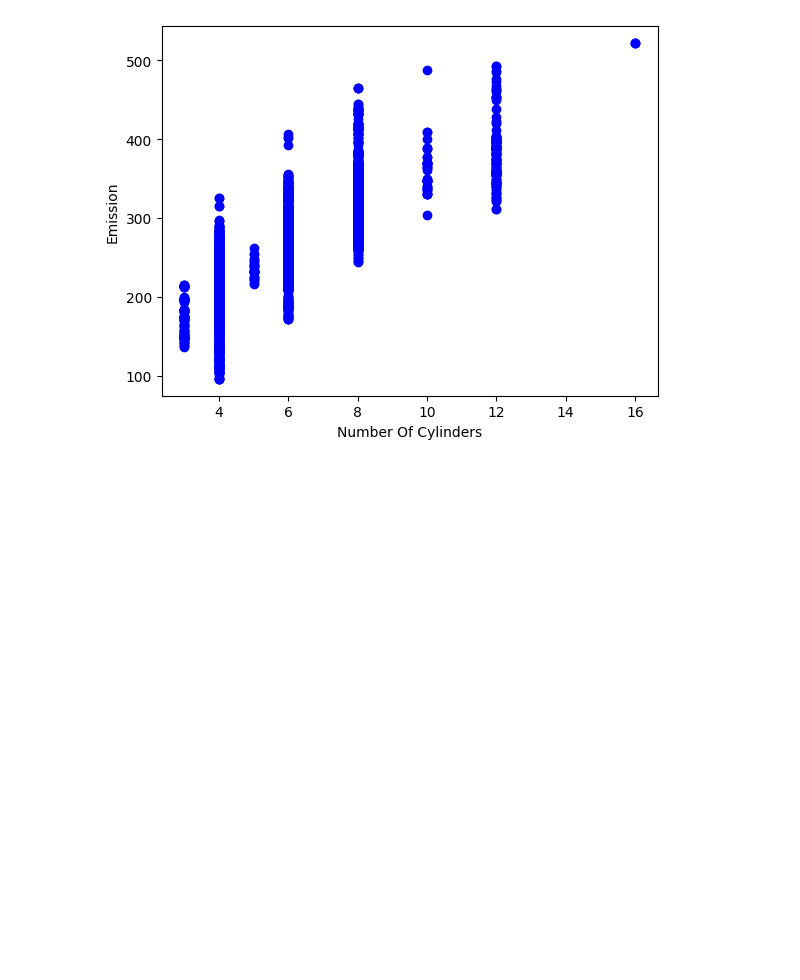
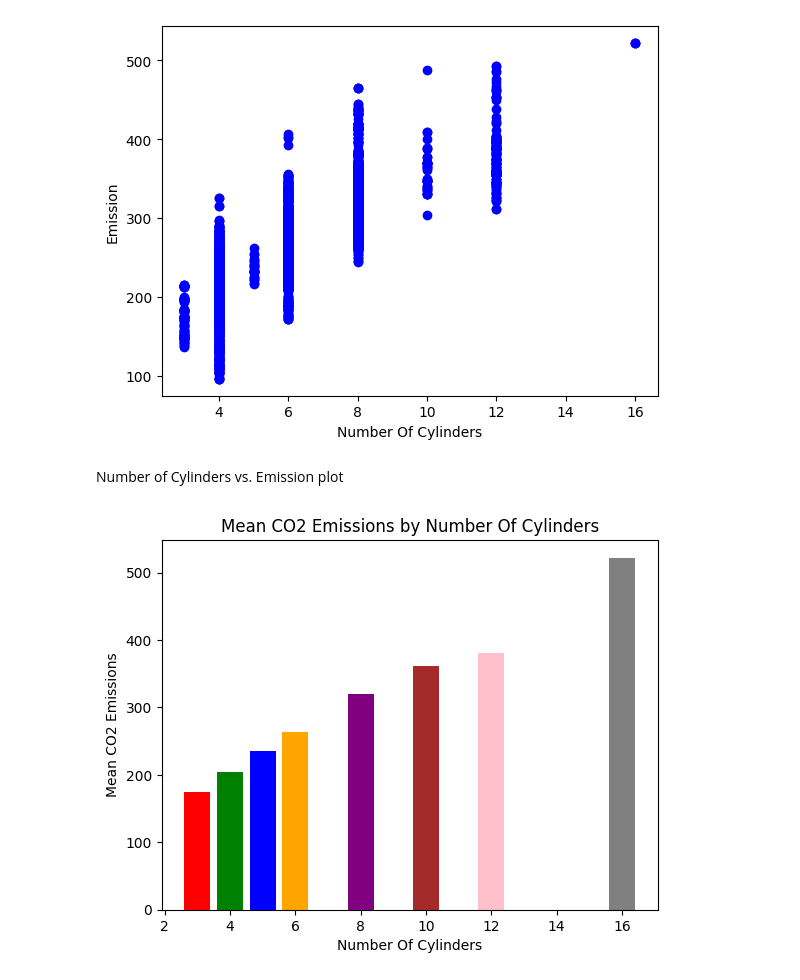
Before and after one commit to theelham/car-emission, a Jupyter notebook: car-emission.ipynb, the cells around one changed output. Drawn from its saved outputs; the diff is of its cells as text; code cells hidden in the pictures; blank space fills up the shorter version.

Commit message:
Number of Cylinders vs. Emission plot with different kind of charts

```diff
--- a/car-emission.ipynb
+++ b/car-emission.ipynb
@@ -202,3 +202,19 @@ plt.ylabel("Emission")
 plt.show()
 # %% [output]
 [figure]
+# %% [markdown]
+Number of Cylinders vs. Emission plot
+# %%
+mean_emissions = cdf.groupby('NumberOfCylinders')['CO2Emissions'].mean().reset_index()
+
+
+colors = ['red', 'green', 'blue', 'orange', 'purple', 'brown', 'pink', 'gray']
+
+
+plt.bar(mean_emissions['NumberOfCylinders'], mean_emissions['CO2Emissions'], color=colors[:len(mean_emissions)])
+plt.xlabel("Number Of Cylinders")
+plt.ylabel("Mean CO2 Emissions")
+plt.title("Mean CO2 Emissions by Number Of Cylinders")
+plt.show()
+# %% [output]
+[figure, added]
```
Also changed, not shown: parts of 2 cells of this notebook.
